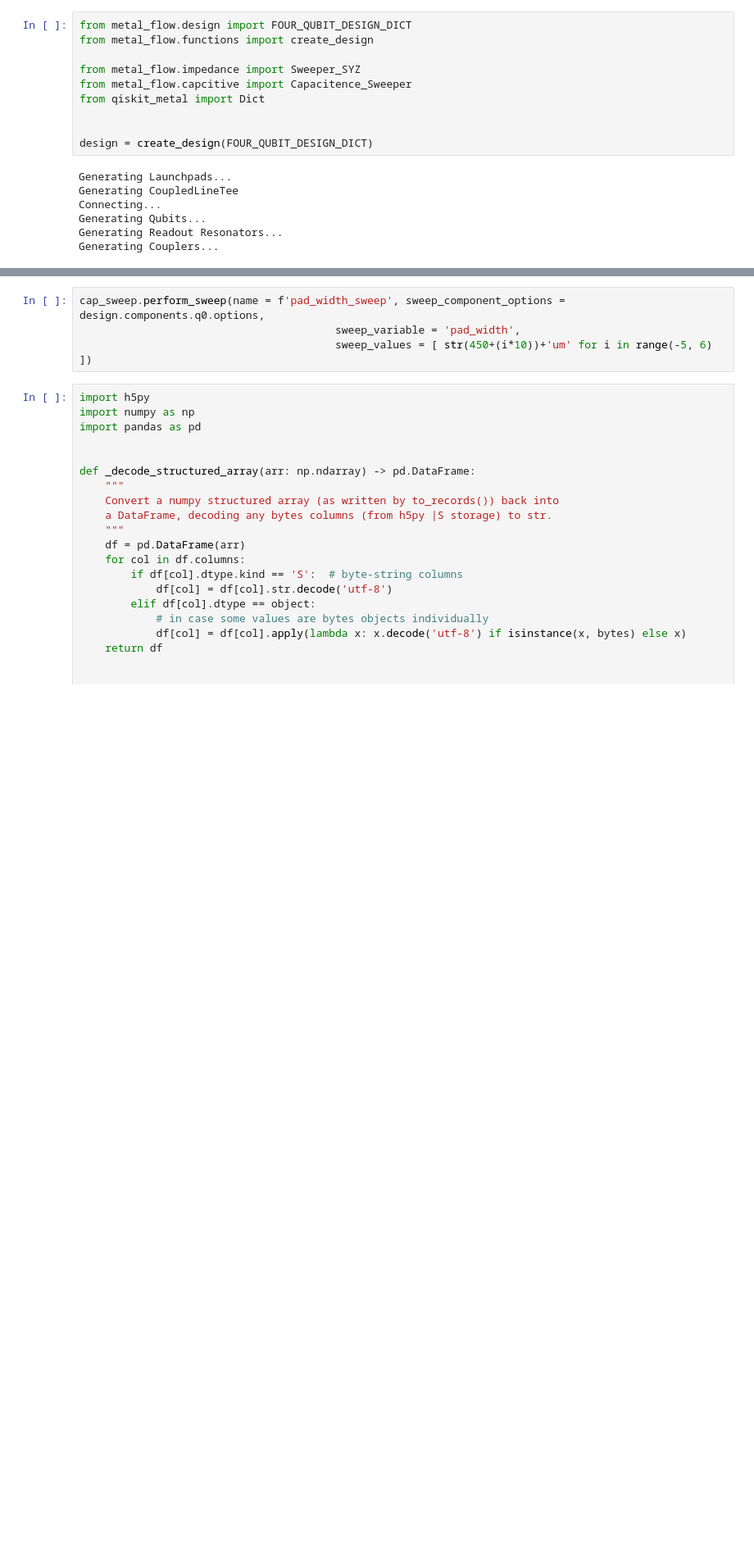
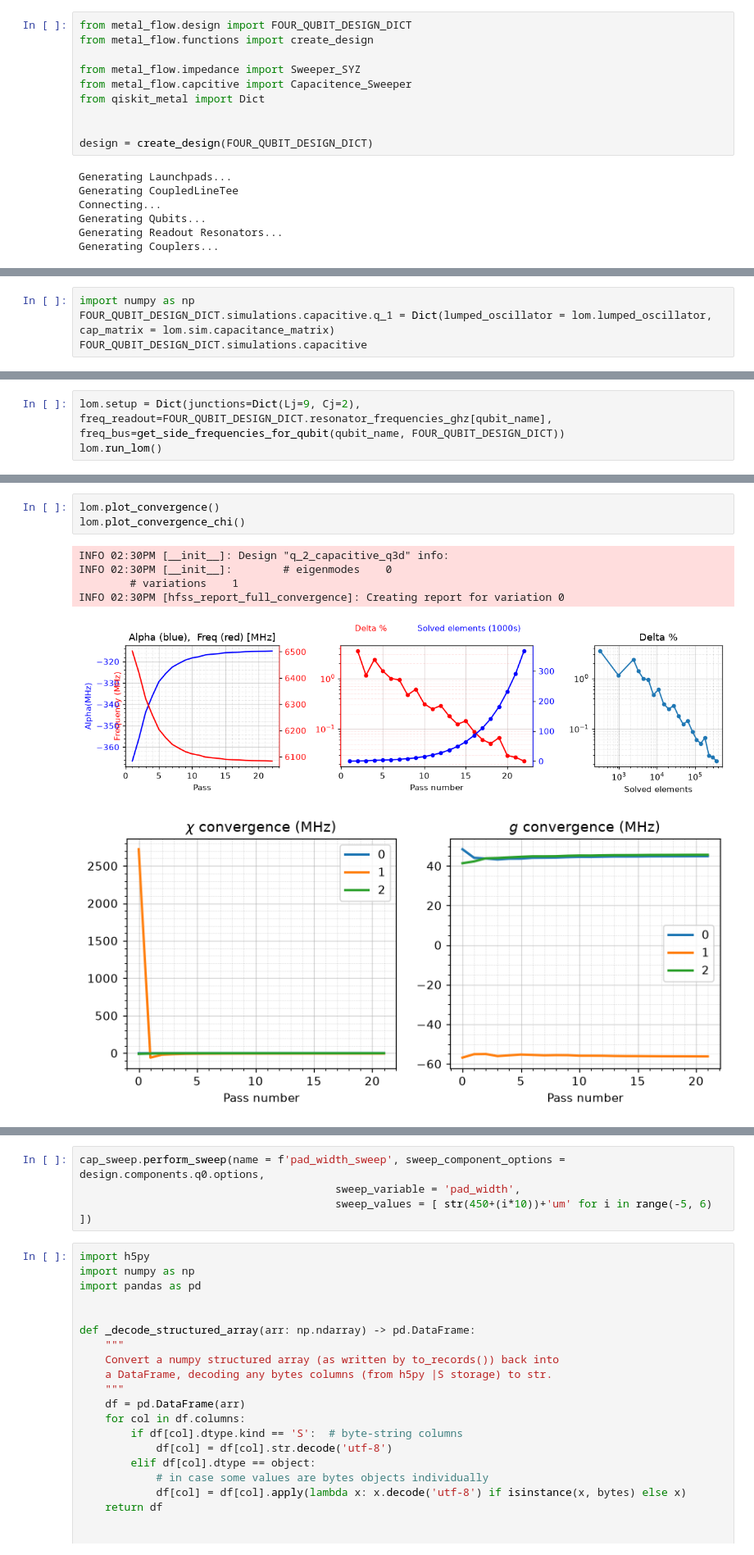
Before and after one commit to recursion2612/metal-flow, a Jupyter notebook: src/metal_flow/main_design.ipynb, the cells around one changed output, grey strips where cells are left out. Shown at 82% size. Drawn from its saved outputs; the diff is of its cells as text; blank space fills up the shorter version.

```diff
--- a/src/metal_flow/main_design.ipynb
+++ b/src/metal_flow/main_design.ipynb
@@ -115,0 +385,4 @@ Total passes:16
+# %%
+import numpy as np
+FOUR_QUBIT_DESIGN_DICT.simulations.capacitive.q_1 = Dict(lumped_oscillator = lom.lumped_oscillator, cap_matrix = lom.sim.capacitance_matrix)
+FOUR_QUBIT_DESIGN_DICT.simulations.capacitive
@@ -115,0 +610,3 @@ Total passes:16
+# %%
+lom.setup = Dict(junctions=Dict(Lj=9, Cj=2), freq_readout=FOUR_QUBIT_DESIGN_DICT.resonator_frequencies_ghz[qubit_name], freq_bus=get_side_frequencies_for_qubit(qubit_name, FOUR_QUBIT_DESIGN_DICT))
+lom.run_lom()
@@ -115,0 +648,10 @@ Total passes:16
+# %%
+lom.plot_convergence()
+lom.plot_convergence_chi()
+# %% [output]
+INFO 02:30PM [__init__]: Design "q_2_capacitive_q3d" info:
+INFO 02:30PM [__init__]:        # eigenmodes    0
+        # variations    1
+INFO 02:30PM [hfss_report_full_convergence]: Creating report for variation 0
+[figure, added]
+[figure, added]
```
Also changed, not shown: parts of 88 cells of this notebook, 27 other files.
